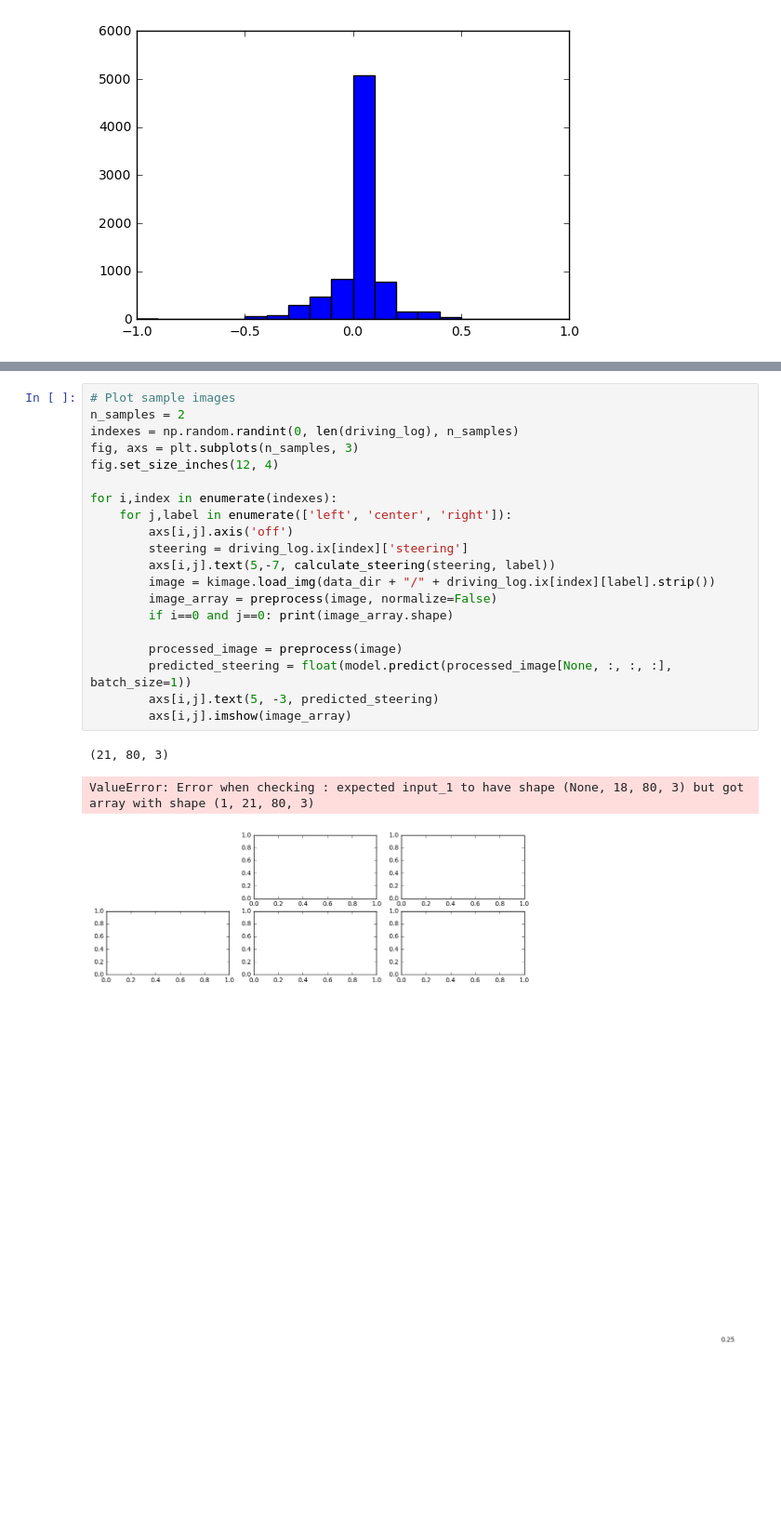
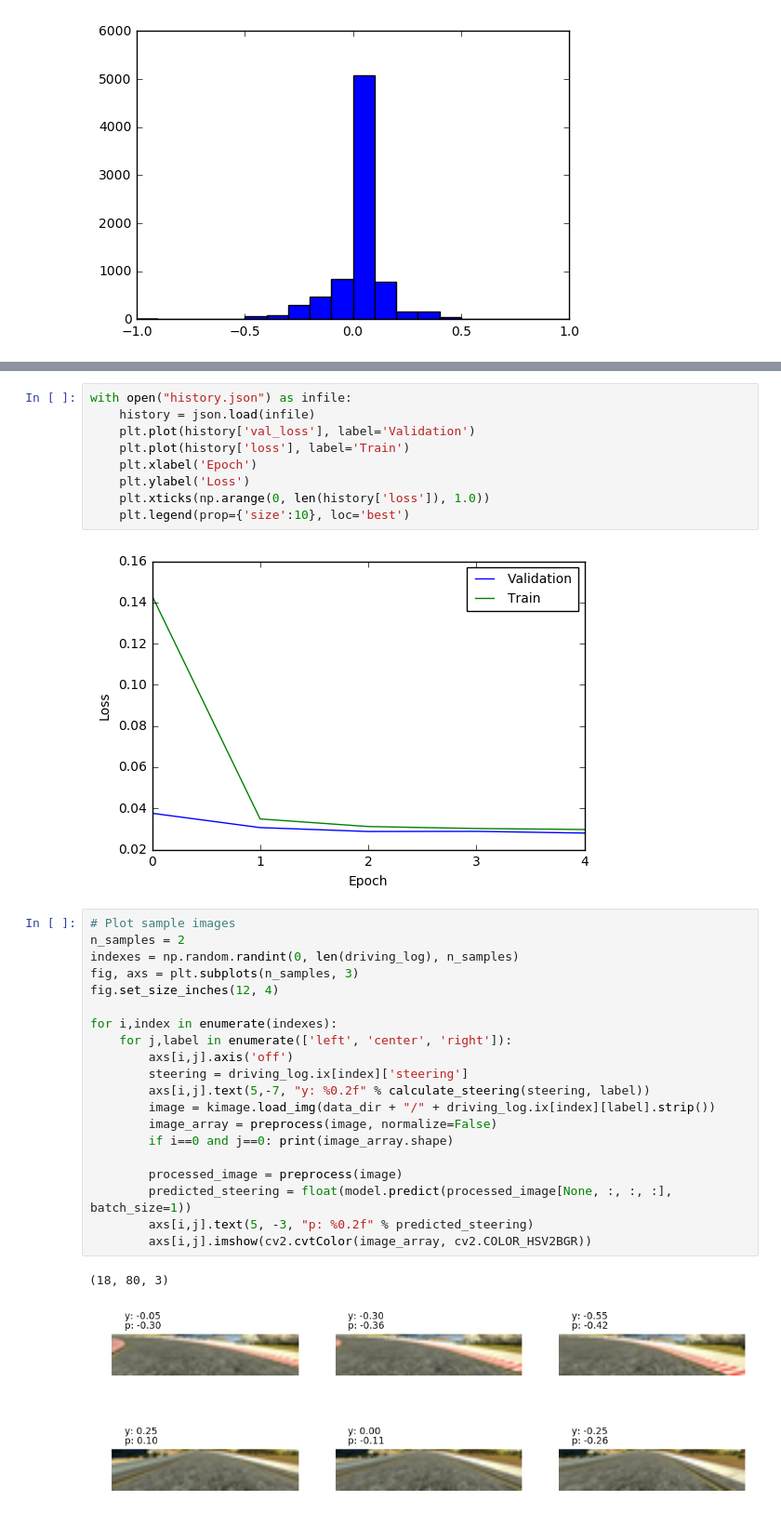
Before and after one commit to vfcosta/CarND-Behavioral-Cloning, a Jupyter notebook: exploration.ipynb, the cells around one changed output, grey strips where cells are left out. Shown at 93% size. Drawn from its saved outputs; the diff is of its cells as text; blank space fills up the shorter version.

```diff
--- a/exploration.ipynb
+++ b/exploration.ipynb
@@ -89,24 +105,34 @@ None
+# %%
+with open("history.json") as infile:
+    history = json.load(infile)
+    plt.plot(history['val_loss'], label='Validation')
+    plt.plot(history['loss'], label='Train')
+    plt.xlabel('Epoch')
+    plt.ylabel('Loss')
+    plt.xticks(np.arange(0, len(history['loss']), 1.0))
+    plt.legend(prop={'size':10}, loc='best')
+# %% [output]
+[figure, added]
 # %%
 # Plot sample images
 n_samples = 2
 indexes = np.random.randint(0, len(driving_log), n_samples)
 fig, axs = plt.subplots(n_samples, 3)
 fig.set_size_inches(12, 4)
 
 for i,index in enumerate(indexes):
     for j,label in enumerate(['left', 'center', 'right']):
         axs[i,j].axis('off')
         steering = driving_log.ix[index]['steering']
-        axs[i,j].text(5,-7, calculate_steering(steering, label))
+        axs[i,j].text(5,-7, "y: %0.2f" % calculate_steering(steering, label))
         image = kimage.load_img(data_dir + "/" + driving_log.ix[index][label].strip())
         image_array = preprocess(image, normalize=False)
         if i==0 and j==0: print(image_array.shape)
 
         processed_image = preprocess(image)
         predicted_steering = float(model.predict(processed_image[None, :, :, :], batch_size=1))
-        axs[i,j].text(5, -3, predicted_steering)
-        axs[i,j].imshow(image_array)
+        axs[i,j].text(5, -3, "p: %0.2f" % predicted_steering)
+        axs[i,j].imshow(cv2.cvtColor(image_array, cv2.COLOR_HSV2BGR))
 # %% [output]
-(21, 80, 3)
+(18, 80, 3)
-ValueError: Error when checking : expected input_1 to have shape (None, 18, 80, 3) but got array with shape (1, 21, 80, 3)
-[figure, old version]
+[figure, new version]
```
Also changed, not shown: parts of 4 cells of this notebook, 10 other files.
